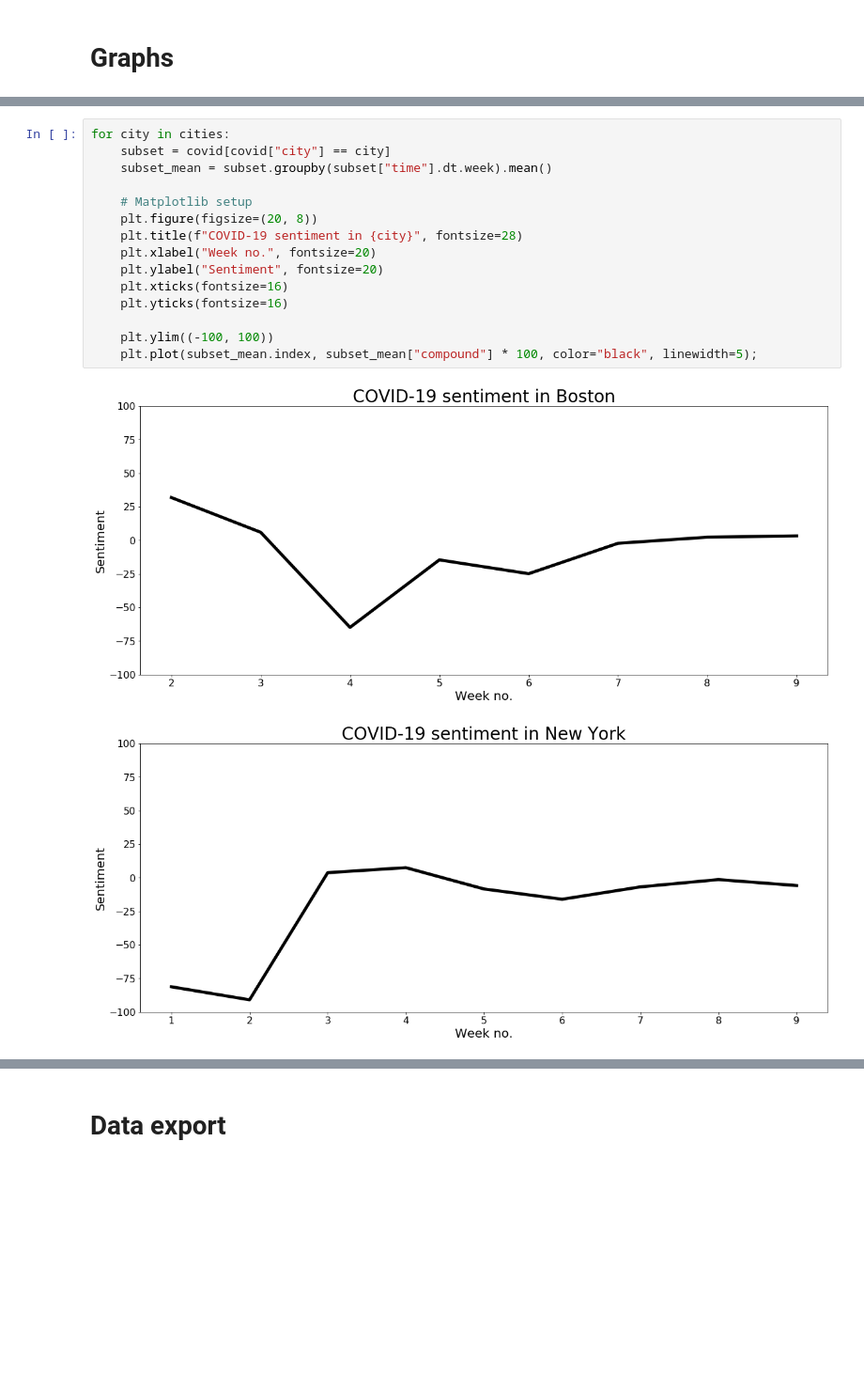
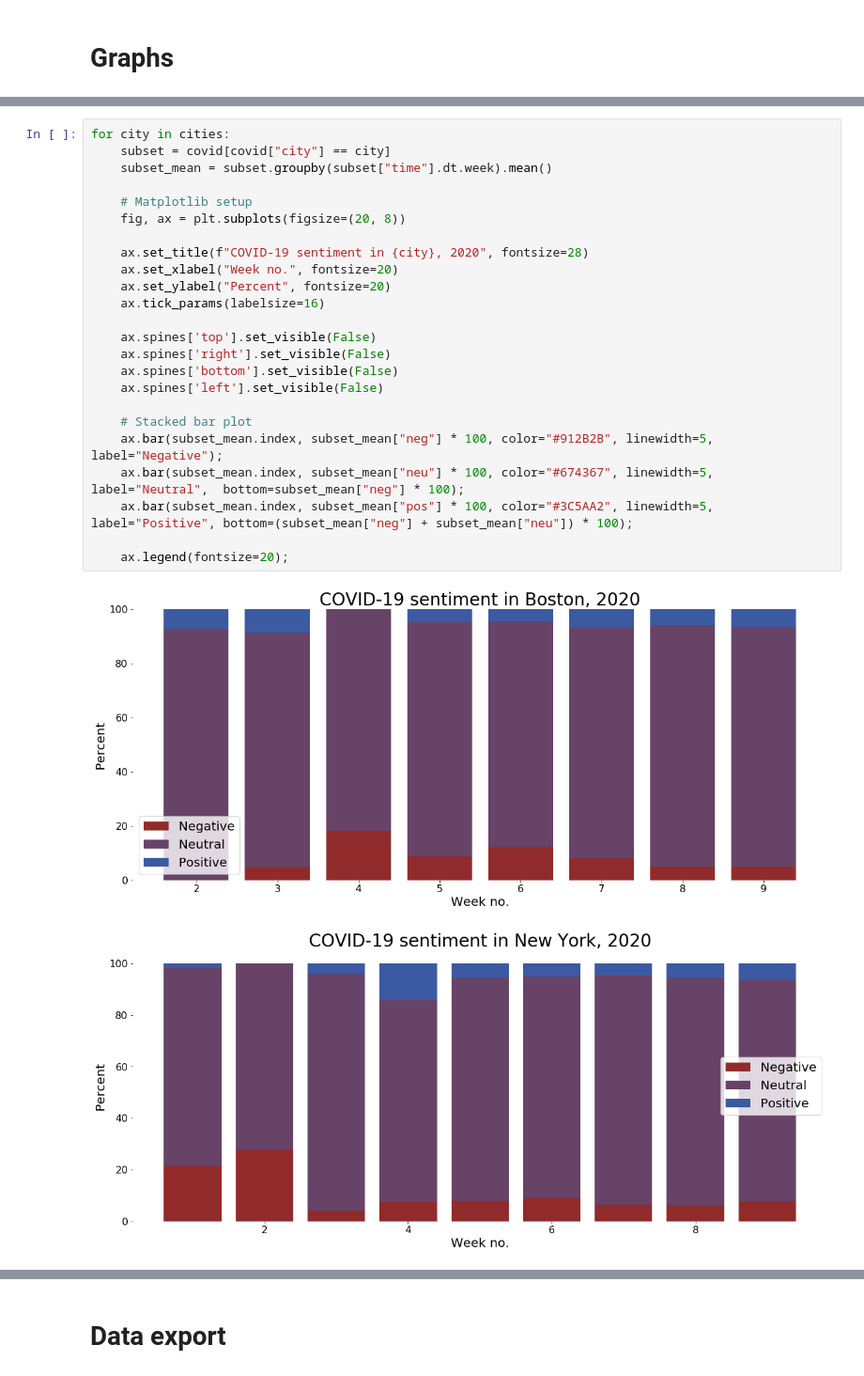
Before and after one commit to jgodin21/project_5, a Jupyter notebook: code/SentimentAnalyzer.ipynb, the cells around one changed output, grey strips where cells are left out. Shown at 94% size. Saved outputs shown, nothing was run; the diff lists cells and outputs as text; blank space fills up the shorter version.

Commit message:
Touch up graphs

```diff
--- a/code/SentimentAnalyzer.ipynb
+++ b/code/SentimentAnalyzer.ipynb
@@ -67,18 +92,27 @@ covid = pd.concat([covid, sentiments.set_index(covid.index)], axis=1)
 # %%
 for city in cities:
     subset = covid[covid["city"] == city]
     subset_mean = subset.groupby(subset["time"].dt.week).mean()
 
     # Matplotlib setup
-    plt.figure(figsize=(20, 8))
-    plt.title(f"COVID-19 sentiment in {city}", fontsize=28)
-    plt.xlabel("Week no.", fontsize=20)
-    plt.ylabel("Sentiment", fontsize=20)
-    plt.xticks(fontsize=16)
-    plt.yticks(fontsize=16)
+    fig, ax = plt.subplots(figsize=(20, 8))
 
-    plt.ylim((-100, 100))
-    plt.plot(subset_mean.index, subset_mean["compound"] * 100, color="black", linewidth=5);
+    ax.set_title(f"COVID-19 sentiment in {city}, 2020", fontsize=28)
+    ax.set_xlabel("Week no.", fontsize=20)
+    ax.set_ylabel("Percent", fontsize=20)
+    ax.tick_params(labelsize=16)
+
+    ax.spines['top'].set_visible(False)
+    ax.spines['right'].set_visible(False)
+    ax.spines['bottom'].set_visible(False)
+    ax.spines['left'].set_visible(False)
+
+    # Stacked bar plot
+    ax.bar(subset_mean.index, subset_mean["neg"] * 100, color="#912B2B", linewidth=5, label="Negative");
+    ax.bar(subset_mean.index, subset_mean["neu"] * 100, color="#674367", linewidth=5, label="Neutral",  bottom=subset_mean["neg"] * 100);
+    ax.bar(subset_mean.index, subset_mean["pos"] * 100, color="#3C5AA2", linewidth=5, label="Positive", bottom=(subset_mean["neg"] + subset_mean["neu"]) * 100);
+
+    ax.legend(fontsize=20);
 # %% [output]
-[figure, old version]
+[figure, new version]
-[figure, old version]
+[figure, new version]
```
Also changed, not shown: parts of 2 cells of this notebook.
